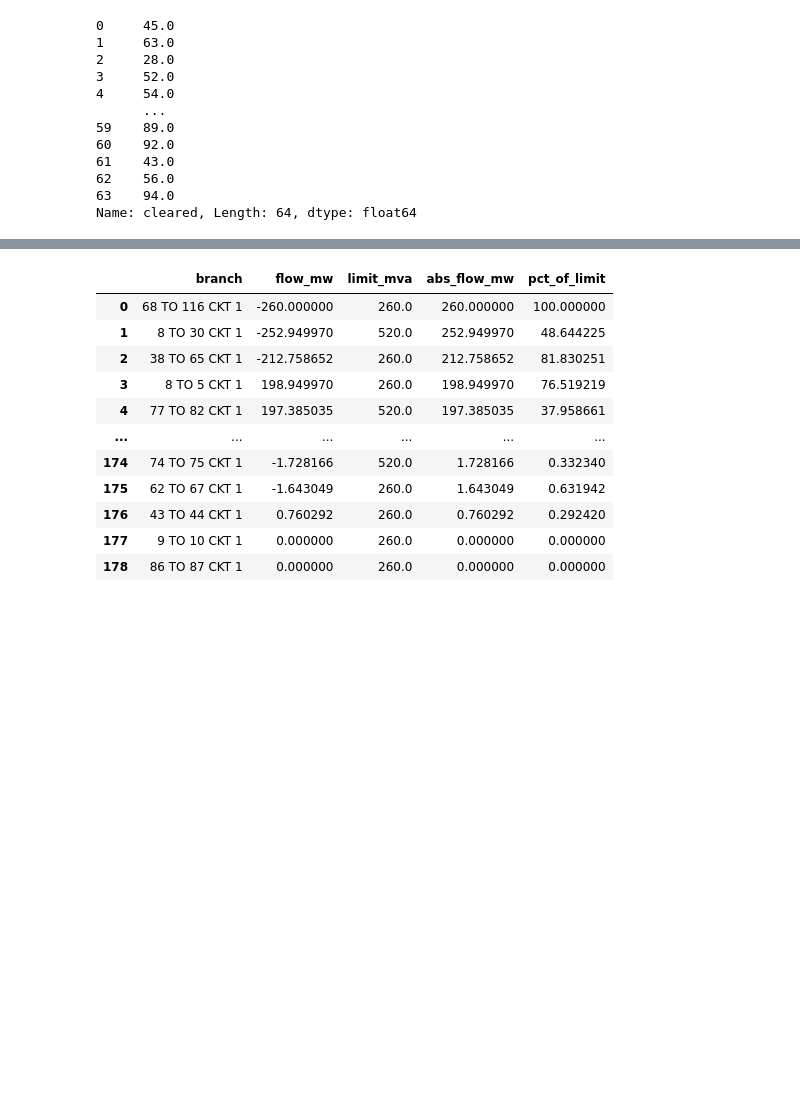
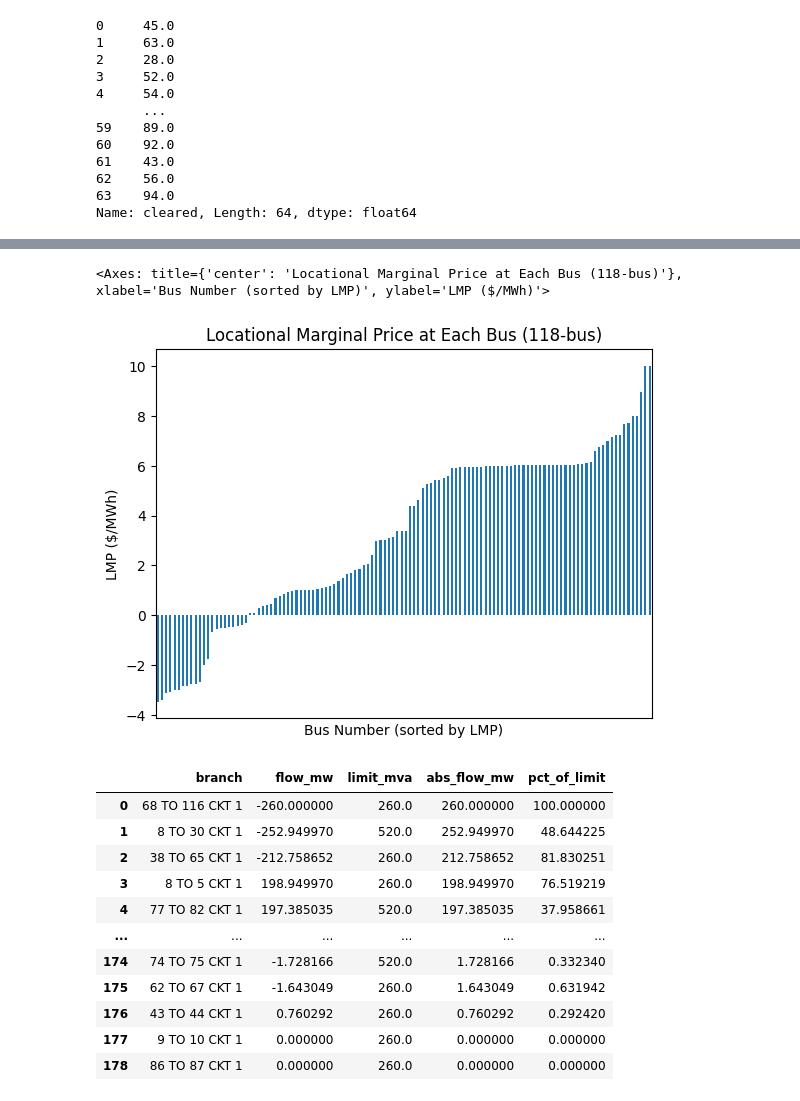
Before and after one commit to co370w26-group-smbt/power-grid-clearing, a Jupyter notebook: da-clearance-lp/da_clearance_formulation-118bus.ipynb, the cells around one changed output, grey strips where cells are left out. Cells and saved outputs as stored; diff of their text form; code cells hidden in the pictures; blank space fills up the shorter version.

```diff
--- a/da-clearance-lp/da_clearance_formulation-118bus.ipynb
+++ b/da-clearance-lp/da_clearance_formulation-118bus.ipynb
@@ -328,4 +334,17 @@ lmp_df
 118 rows × 7 columns
+# %%
+lmp_df.sort_values("LMP").plot.bar(
+    x="bus",
+    y="LMP",
+    title="Locational Marginal Price at Each Bus (118-bus)",
+    xlabel="Bus Number (sorted by LMP)",
+    ylabel="LMP ($/MWh)",
+    xticks=[],
+    legend=False
+)
+# %% [output]
+<Axes: title={'center': 'Locational Marginal Price at Each Bus (118-bus)'}, xlabel='Bus Number (sorted by LMP)', ylabel='LMP ($/MWh)'>
+[figure, added]
 # %%
 dispatch_vector = x_dispatch.X
 
```
Also changed, not shown: parts of 4 cells of this notebook, 8 other files.
